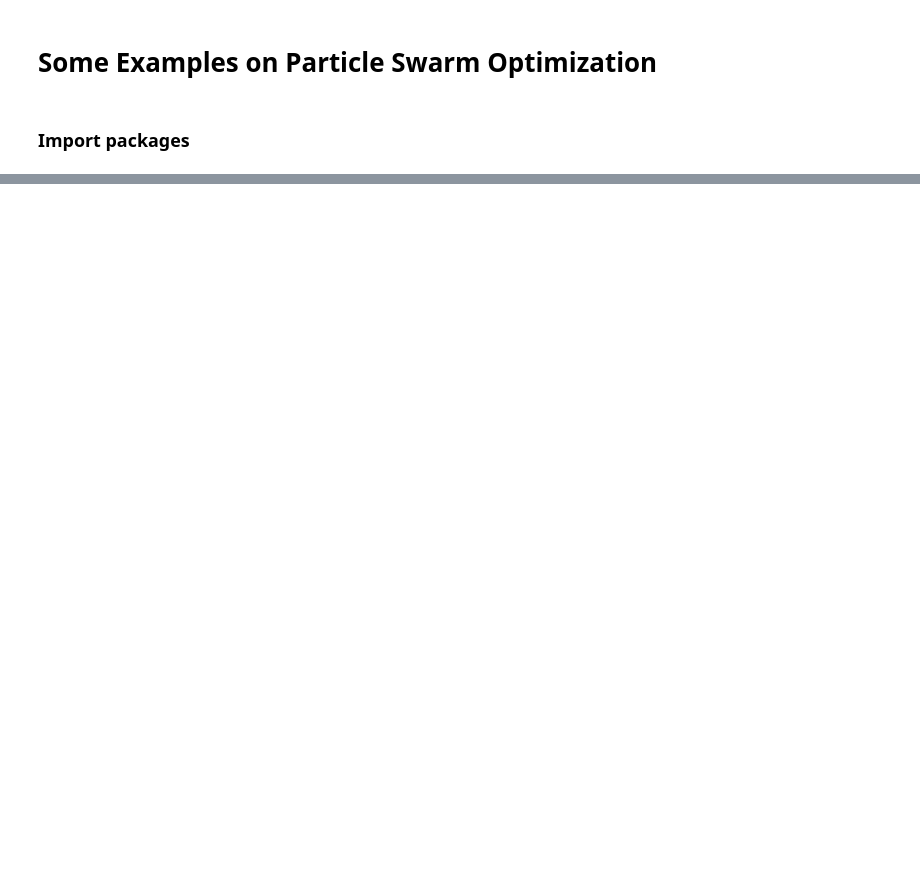
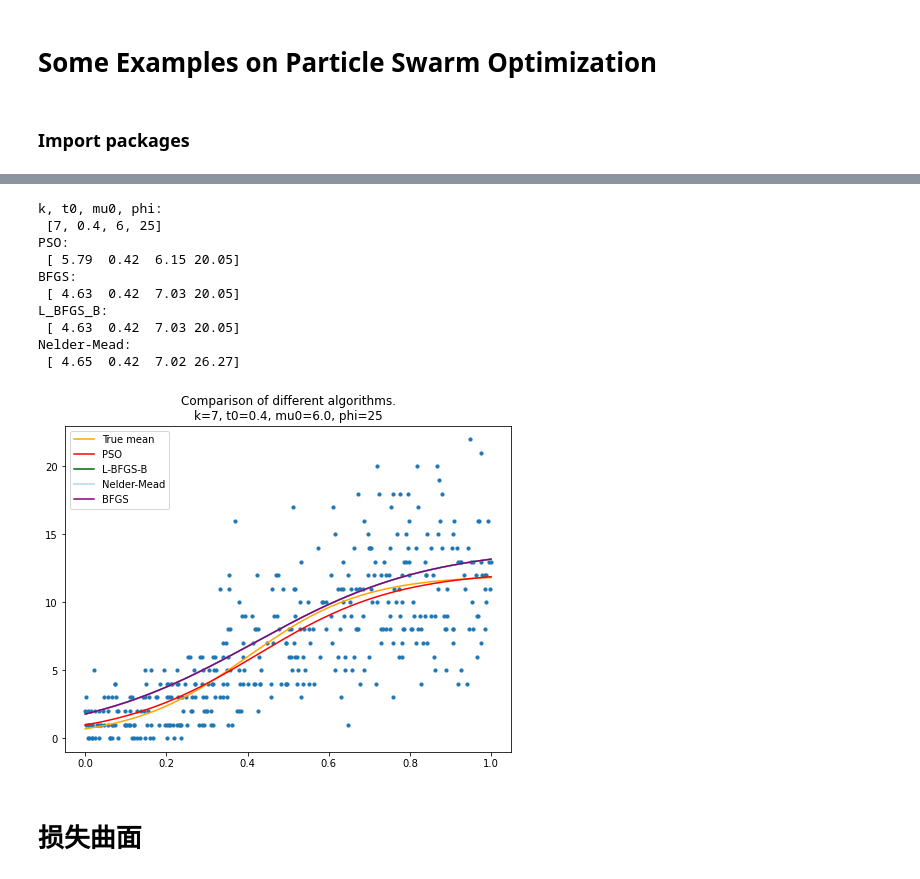
Before and after one commit to ElvisCuiHan/ParticleSwarmOptimization, a Jupyter notebook: pso test2.ipynb, the cells around one changed output, grey strips where cells are left out. Saved outputs shown, nothing was run; the diff lists cells and outputs as text; code cells hidden in the pictures; blank space fills up the shorter version.

```diff
--- a/pso test2.ipynb
+++ b/pso test2.ipynb
@@ -72,10 +61,11 @@ bounds = [tuple(np.hstack((np.repeat(-np.inf, (I+1))))),
 # %%
 # Set-up hyperparameters
-options = {'c1': 0.5, 'c2': 0.3, 'w':0.9}
-n = 100
-init_pos = np.repeat(init_value.reshape((-1,1)), n, axis=1).T
+options = {'c1': 1.5, 'c2': 0.3, 'w':0.9}
+bounds = [tuple([-np.inf, 0, np.min(y), 0]),
+          tuple([np.inf, 1, np.max(y) / 2, 100])]
+init_pos = b
 # Call instance of PSO
-optimizer = ps.single.GlobalBestPSO(n_particles=n, dimensions=(I+1), options=options, bounds=bounds, init_pos=init_pos)
+gmodel = ps.single.GlobalBestPSO(n_particles=n, dimensions=b.shape[1], options=options, bounds=bounds, init_pos=b)
 # Perform optimization
-best_cost, best_pos = optimizer.optimize(Rasch_MMLE, iters=100, parameters=(Y, 9))
+gcost, gbest = gmodel.optimize(pso_obj_fct, iters=100, y=y, t=t)
 # %% [output]
@@ -133,0 +120,46 @@ plt.show()
+# %%
+L_BFGS_B = minimize(scipy_obj_fct, x0=gbest, args=[y+1, t], method='L-BFGS-B')['x']
+Nelder_Mead = minimize(scipy_obj_fct, x0=gbest, args=[y+1, t], method='Nelder-Mead')['x']
+BFGS = minimize(scipy_obj_fct, x0=gbest, args=[y+1, t], method='BFGS')['x']
+# %%
+best_pos=gbest
+print("k, t0, mu0, phi:\n", [k, t0, mu0, phi])
+print("PSO:\n", np.round(best_pos, 2))
+print("BFGS:\n", np.round(BFGS, 2))
+print("L_BFGS_B:\n", np.round(L_BFGS_B, 2))
+print("Nelder-Mead:\n", np.round(Nelder_Mead, 2))
+
+plt.figure(figsize=(8,6))
+def plot_result(para, color, label):
+
+    k_fit, t0_fit, mu0_fit, phi_fit = para
+    mut_fit = link(np.sort(t), k_fit, t0_fit, mu0_fit)
+    plt.plot(np.sort(t), mut_fit, c=color, label=label)
+
+plt.scatter(t, y, s=10)
+plt.plot(t, mut, c='orange', label="True mean")
+
+plot_result(best_pos, 'red', label="PSO")
+plot_result(L_BFGS_B, 'darkgreen', label="L-BFGS-B")
+plot_result(Nelder_Mead, 'lightblue', label="Nelder-Mead")
+plot_result(BFGS, "purple", label="BFGS")
+
+plt.title("Comparison of different algorithms.\n" +
+          "k=%d, t0=%.1f, mu0=%.1f, phi=%d" %(k, t0, mu0, phi))
+plt.legend()
+plt.ylim(np.min(y)-1, np.max(y)+1)
+plt.show()
+# %% [output]
+k, t0, mu0, phi:
+ [7, 0.4, 6, 25]
+PSO:
+ [ 5.79  0.42  6.15 20.05]
+BFGS:
+ [ 4.63  0.42  7.03 20.05]
+L_BFGS_B:
+ [ 4.63  0.42  7.03 20.05]
+Nelder-Mead:
+ [ 4.65  0.42  7.02 26.27]
+[figure, added]
+# %% [markdown]
+# 损失曲面
```
Also changed, not shown: parts of 16 cells of this notebook, 32 other files.
